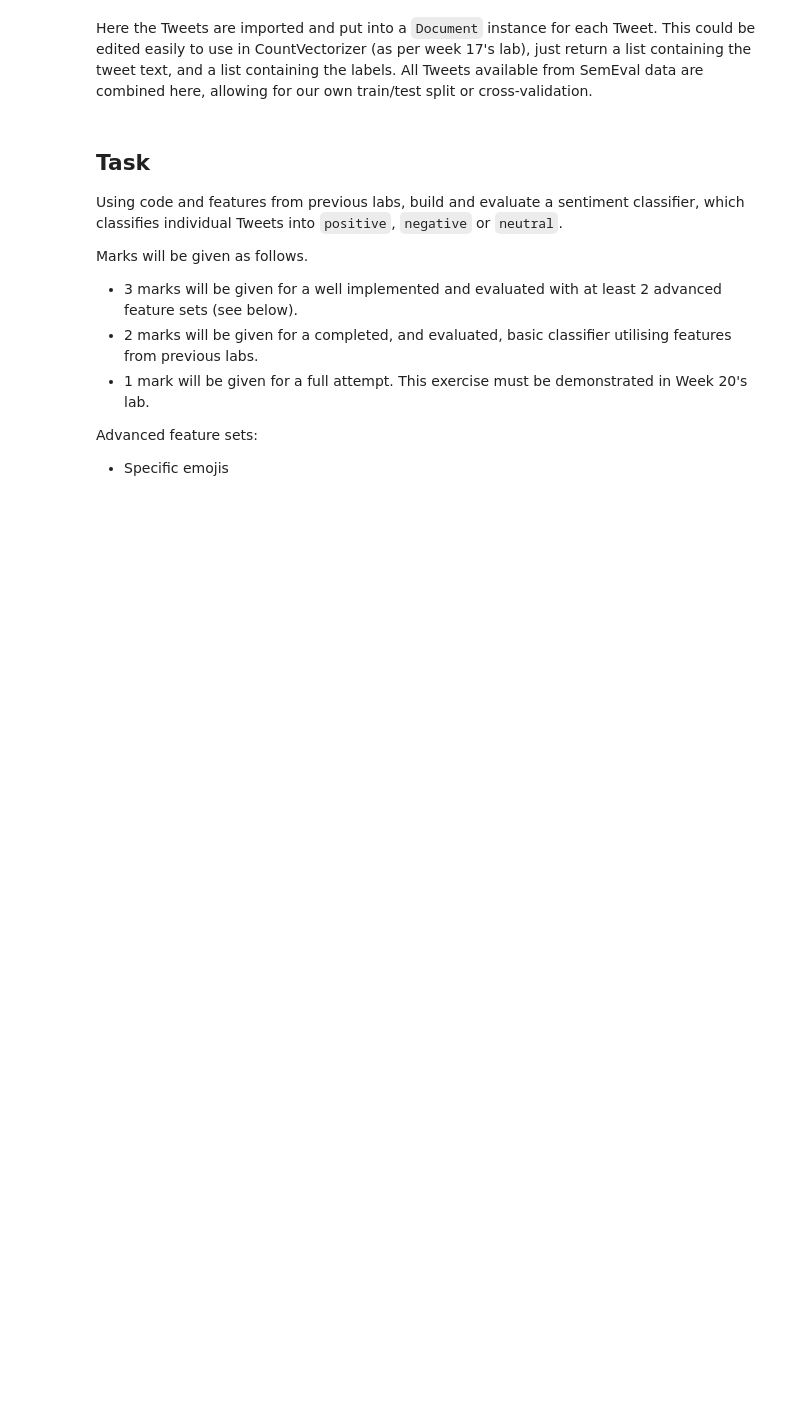
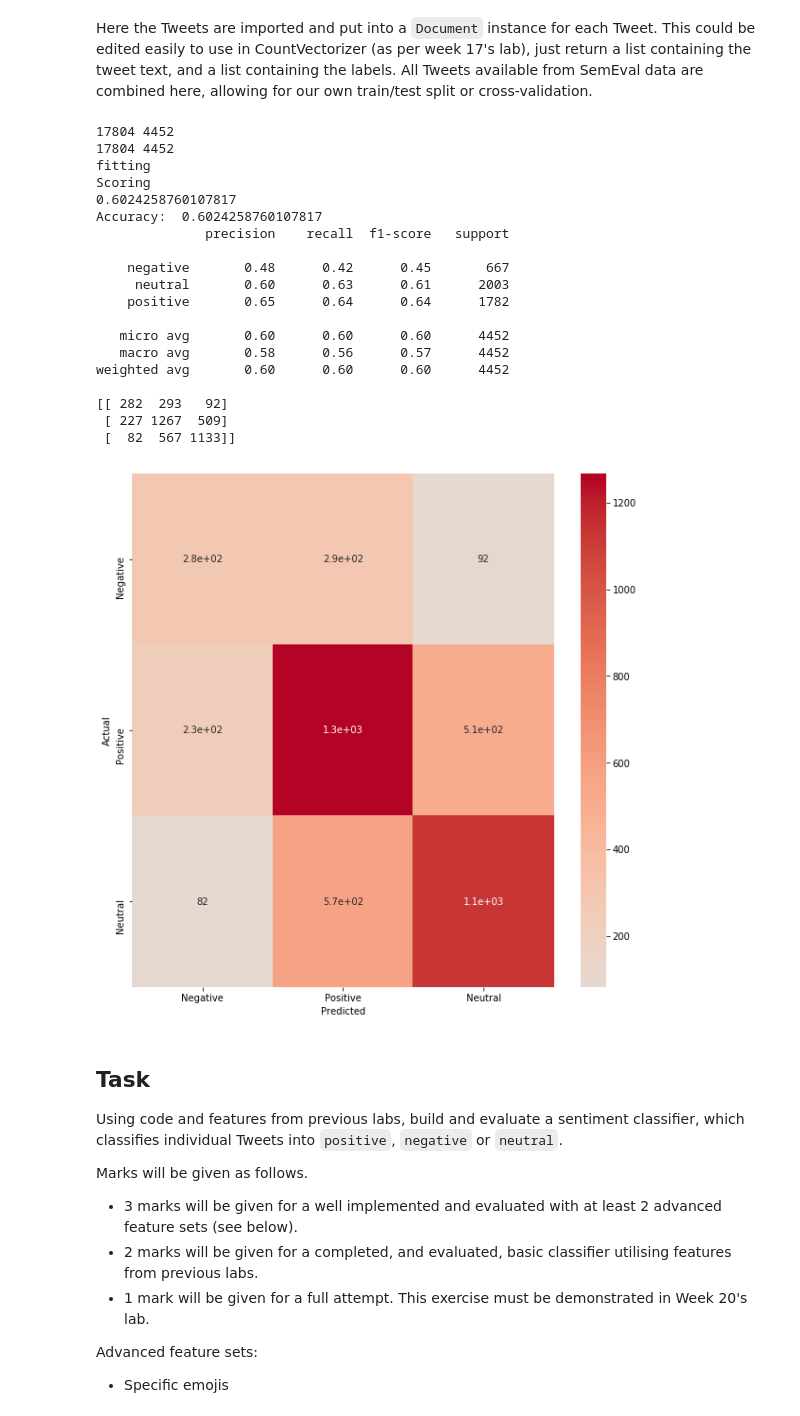
Before and after one commit to JayanMistry/AppliedDataMining, a Jupyter notebook: scc-413/week19-classification3/SentimentClassification.ipynb, the cells around one changed output. Cells and saved outputs as stored; diff of their text form; code cells hidden in the pictures; blank space fills up the shorter version.

```diff
--- a/scc-413/week19-classification3/SentimentClassification.ipynb
+++ b/scc-413/week19-classification3/SentimentClassification.ipynb
@@ -164,31 +164,82 @@ X = corpus
 # %%
 from sklearn.feature_extraction import DictVectorizer
 from sklearn.neural_network import MLPClassifier
-from sklearn.ensemble import AdaBoostRegressor, VotingClassifier, RandomForestClassifier
+from sklearn.ensemble import AdaBoostClassifier, VotingClassifier, RandomForestClassifier
 
 X_train, X_test, y_train, y_test = train_test_split(X,y, test_size=0.2, random_state = 0, stratify=y)
 print(len(X_train), len(X_test))
 print(len(y_train), len(y_test))
 
 model = Pipeline([
     ('processor', DocumentProcessor(process_method = get_tokens_fql)),
     ('vectorizer', DictVectorizer()),
     ('clf', MLPClassifier()),
+])
+
+
+model = Pipeline([
+    ('processor', DocumentProcessor(process_method = get_pos_fql)),
+    ('vectorizer', DictVectorizer()),
+    ('clf', MLPClassifier()),
+])
+
+
+model = Pipeline([
+    ('text_union', FeatureUnion(
+        transformer_list = [
+            ('pos_features', Pipeline([
+                ('pos_processor', DocumentProcessor(process_method = get_pos_fql)),
+                ('pos_vectorizer', DictVectorizer()),
+            ])),
+            ('fws_features', Pipeline([
+                ('fws_processor', DocumentProcessor(process_method = get_fws_fql)),
+                ('fws_vectorizer', DictVectorizer()),
+            ])),
+            ('stats_features', Pipeline([
+                ('stats_processor', DocumentProcessor(process_method = get_text_stats)),
+                ('stats_vectorizer', DictVectorizer()),
+            ])),
+        ],
+    )),
+    ('clf', LogisticRegression(solver='liblinear', random_state=0)),
+    #('clf', RandomForestClassifier()),
+    #('clf', MultinomialNB(alpha=1.0, class_prior=None, fit_prior=True)),
 ])
 
 
 print('fitting')
 model.fit(X_train, y_train)
 print('Scoring')
 print(model.score(X_test,y_test))
 
 predictions = model.predict(X_test)
 
 print("Accuracy: ", accuracy_score(y_test, predictions))
 print(classification_report(y_test, predictions))
 print(confusion_matrix(y_test, predictions))
 
 confusion_matrix_heatmap(confusion_matrix(y_test,predictions), ['Negative','Positive','Neutral'])
+# %% [output]
+17804 4452
+17804 4452
+fitting
+Scoring
+0.6024258760107817
+Accuracy:  0.6024258760107817
+              precision    recall  f1-score   support
+
+    negative       0.48      0.42      0.45       667
+     neutral       0.60      0.63      0.61      2003
+    positive       0.65      0.64      0.64      1782
+
+   micro avg       0.60      0.60      0.60      4452
+   macro avg       0.58      0.56      0.57      4452
+weighted avg       0.60      0.60      0.60      4452
+
+[[ 282  293   92]
+ [ 227 1267  509]
+ [  82  567 1133]]
+[figure, added]
 # %% [markdown]
 ## Task
 
```
Also changed, not shown: parts of 3 cells of this notebook, 6 other files.
